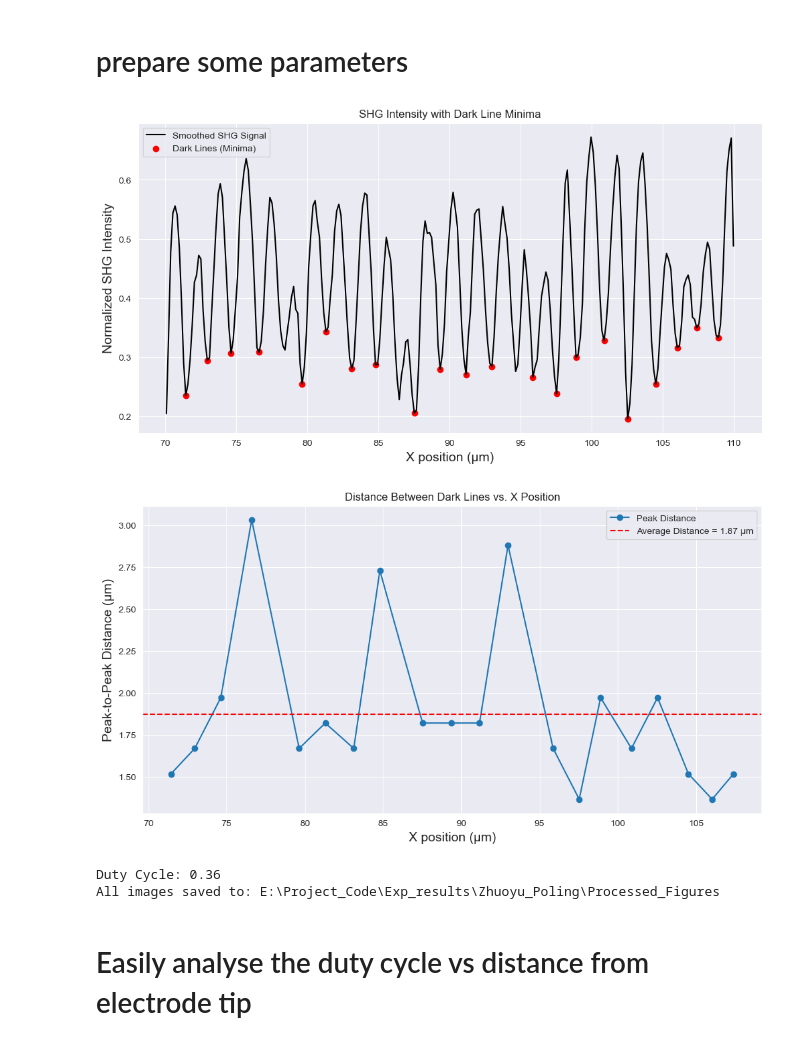
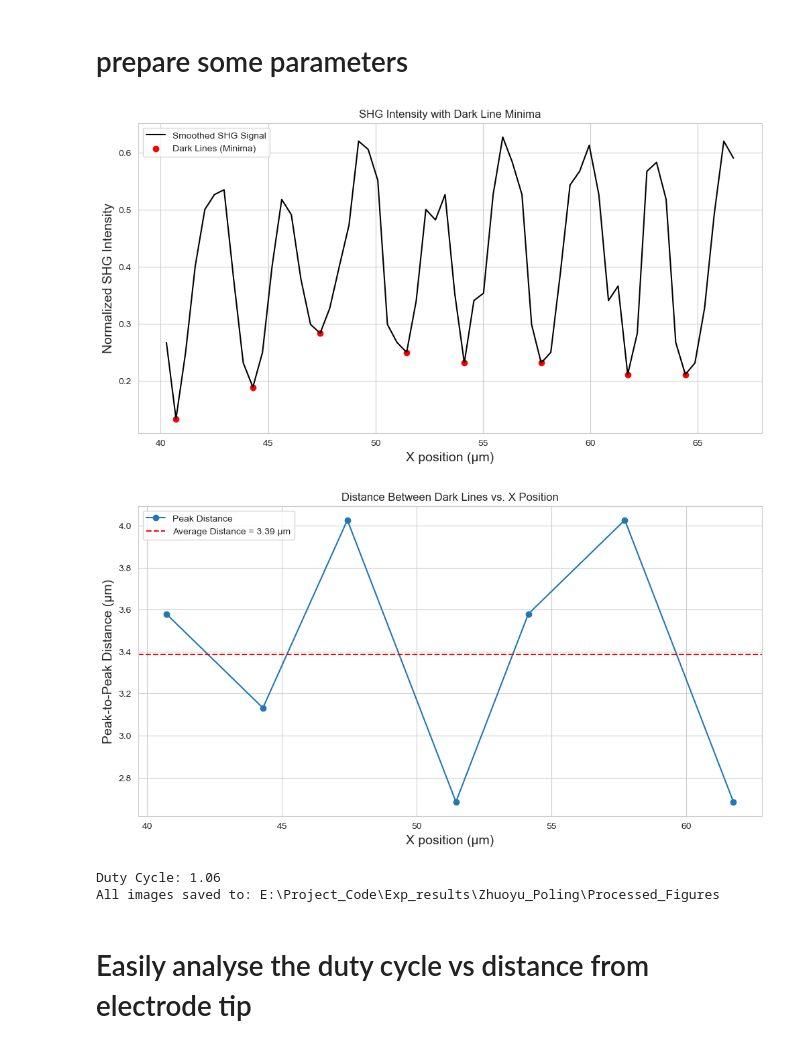
Before and after one commit to yuzy2017/Comb_Project_code, a Jupyter notebook: Exp_results/Zhuoyu_Poling/Code/Code/Lighter_dutyCycle.ipynb, the cells around one changed output. Cells and saved outputs as stored; diff of their text form; code cells hidden in the pictures.

```diff
--- a/Exp_results/Zhuoyu_Poling/Code/Code/Lighter_dutyCycle.ipynb
+++ b/Exp_results/Zhuoyu_Poling/Code/Code/Lighter_dutyCycle.ipynb
@@ -24,7 +24,7 @@ from numpy import sqrt, min,max,sin,cos
 # %%
 
 # 定义数据文件的相对路径
-data_file = Path("..") / ".."/"20250226" / "Confocal" / "20250226-0909-58_confocal_xy_data.dat"
+data_file = Path("..") / ".."/"20250215" / "Confocal" / "20250215-1717-36_confocal_xy_data.dat"
 # 确保路径正确解析
 print(f"解析后的绝对路径: {data_file.resolve()}")
 
@@ -140,8 +140,8 @@ from scipy.signal import convolve
 
 # 复制数据并筛选 poling 区域
 df = data.copy()
-df.drop(df[df['#x position (m)'] < 1].index, inplace=True)
-df.drop(df[df['#x position (m)'] >20].index, inplace=True)
+df.drop(df[df['#x position (m)'] < 40].index, inplace=True)
+#df.drop(df[df['#x position (m)'] >60].index, inplace=True)
 #df.drop(df[df['y position (m)'] > 15].index, inplace=True)
 #df.drop(df[df['y position (m)'] < 5].index, inplace=True)
 
@@ -178,17 +178,18 @@ df
 vmin = df['shg_intensity'].min()
 #vmax = df['count rate /Dev2/Ctr3 (Hz)'].max()
 vmax = 0.98
-plt.figure(figsize=(6,9))
+fig=plt.figure(figsize=(6,9))
 
 #define the line for electrode reference
-y_e = round(4*(len(df))/16)
+y_e = round(10*(len(df))/35)
 
+print( df['y position (m)'].iloc[y_e]-4)
 #plot the data
 plt.scatter(x=df['#x position (m)'],y=df['y position (m)']
            ,c=df['shg_intensity'],cmap='magma',vmin=vmin,vmax=vmax)
 plt.axhline(y = df['y position (m)'].iloc[y_e], color = 'black', linestyle = '-.',linewidth = 5)
 plt.axhline(y = df['y position (m)'].iloc[round(4*(len(df))/16)], color = 'r', linestyle = '-.',linewidth = 5)
-plt.ylim(0,22)
+#plt.ylim(0,22)
 # plt.axis('off')
 plt.xlabel('X position ($\mu$m)',size = 24)
 plt.ylabel('Y position ($\mu$m)',size = 24)
@@ -198,4 +199,6 @@ ticklabs = cbar.ax.get_yticklabels()
 cbar.ax.set_yticklabels(ticklabs, fontsize=20)
 # cbar.ax.set_title('SHG intensity (counts/sec)',fontsize=20,rotation = 90)
 plt.tick_params(axis='both', labelsize=24)
+file_prefix = data_file.stem  # 提取数据文件名
+fig.savefig(save_dir / f"{file_prefix}_Sample_position.png", dpi=600, transparent=True, bbox_inches='tight')
 # %% [output]
@@ -329,8 +437,8 @@ All images saved to: E:\Project_Code\Exp_results\Zhuoyu_Poling\Editted_Fig
 # prepare some parameters
 # %%
 # **Step 2: 设定最小间距 distance = 0.9 μm**
-min_peak_distance = 1.3 / (x_e[1] - x_e[0])  # 计算对应的数据点数
-dark_peaks, _ = find_peaks(-z_e_smooth, distance=min_peak_distance)  # 找极小值
+min_peak_distance = 0.9 / (x_e[1] - x_e[0])  # 计算对应的数据点数
+dark_peaks, _ = find_peaks(-z_e, distance=min_peak_distance,prominence=0.05)  # 找极小值
 
 # **Step 3: 计算相邻 peak 之间的距离**
 if len(dark_peaks) > 1:
@@ -347,45 +455,48 @@ save_dir.mkdir(parents=True, exist_ok=True)  # 确保目录存在
 
 # **Step 4: 画出 SHG 信号 + 极小值**
 fig, ax = plt.subplots(figsize=(12, 6))
-ax.plot(x_e, z_e_smooth, label="Smoothed SHG Signal", color="k")
-ax.scatter(x_e[dark_peaks], z_e_smooth[dark_peaks], color='r', label="Dark Lines (Minima)")
+ax.plot(x_e, z_e, label="Smoothed SHG Signal", color="k")
+ax.scatter(x_e[dark_peaks], z_e[dark_peaks], color='r', label="Dark Lines (Minima)")
 ax.set_xlabel("X position (μm)", size=14)
 ax.set_ylabel("Normalized SHG Intensity", size=14)
 ax.legend()
 ax.set_title("SHG Intensity with Dark Line Minima")
 
 # **保存图像**
 fig.savefig(save_dir / f"{file_prefix}_Dark_Lines.png", dpi=600, transparent=True, bbox_inches='tight')
 plt.show()
 
 # **Step 5: 画出 peak 之间的间距 vs X**
 if len(peak_distances) > 0:
     fig, ax = plt.subplots(figsize=(12, 6))
     ax.plot(x_e[dark_peaks[:-1]], peak_distances, marker='o', linestyle='-', label="Peak Distance")
     ax.axhline(y=avg_distance, color='r', linestyle="--", label=f"Average Distance = {avg_distance:.2f} μm")
     ax.set_xlabel("X position (μm)", size=14)
     ax.set_ylabel("Peak-to-Peak Distance (μm)", size=14)
     ax.legend()
     ax.set_title("Distance Between Dark Lines vs. X Position")
 
     # **保存图像**
     fig.savefig(save_dir / f"{file_prefix}_Peak_Distance.png", dpi=600, transparent=True, bbox_inches='tight')
     plt.show()
 else:
     print("Error: Not enough peaks found to compute distances.")
 
 # **Step 6: 计算占空比**
 if avg_distance and len(peak_distances) > 0:
-    duty_cycle = min(peak_distances) / (2 * avg_distance)
+    if avg_distance<2:
+        duty_cycle = np.median(peak_distances) / (2 * avg_distance)
+    else:
+        duty_cycle = np.median(peak_distances) / ( avg_distance)
     print(f"Duty Cycle: {duty_cycle:.2f}")
 else:
     print("Error: Cannot compute duty cycle")
 
 print(f"All images saved to: {save_dir.resolve()}")
 # %% [output]
-[figure, old version]
+[figure, new version]
-[figure, old version]
+[figure, new version]
-Duty Cycle: 0.36
+Duty Cycle: 1.06
 All images saved to: E:\Project_Code\Exp_results\Zhuoyu_Poling\Processed_Figures
 # %% [markdown]
 # Easily analyse the duty cycle vs distance from electrode tip
```
Also changed, not shown: parts of 9 cells of this notebook, 10 other files.
